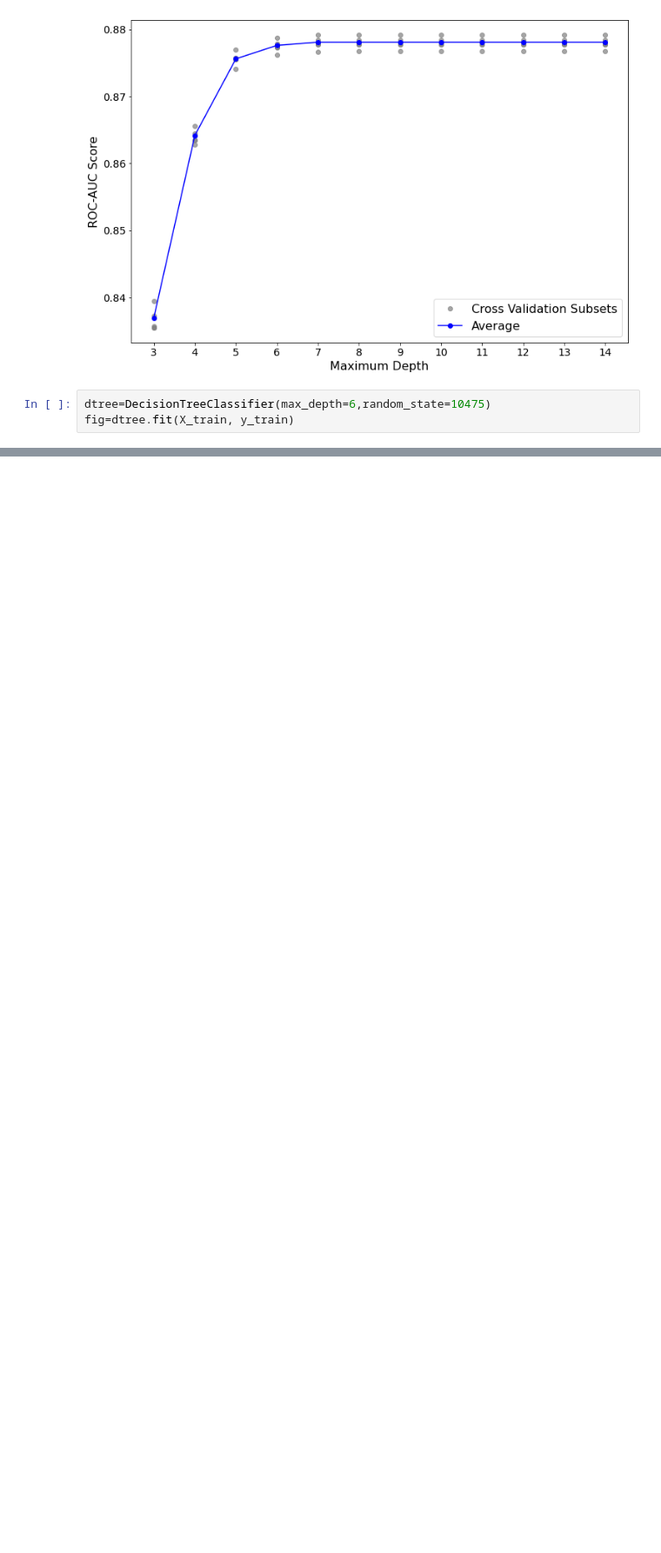
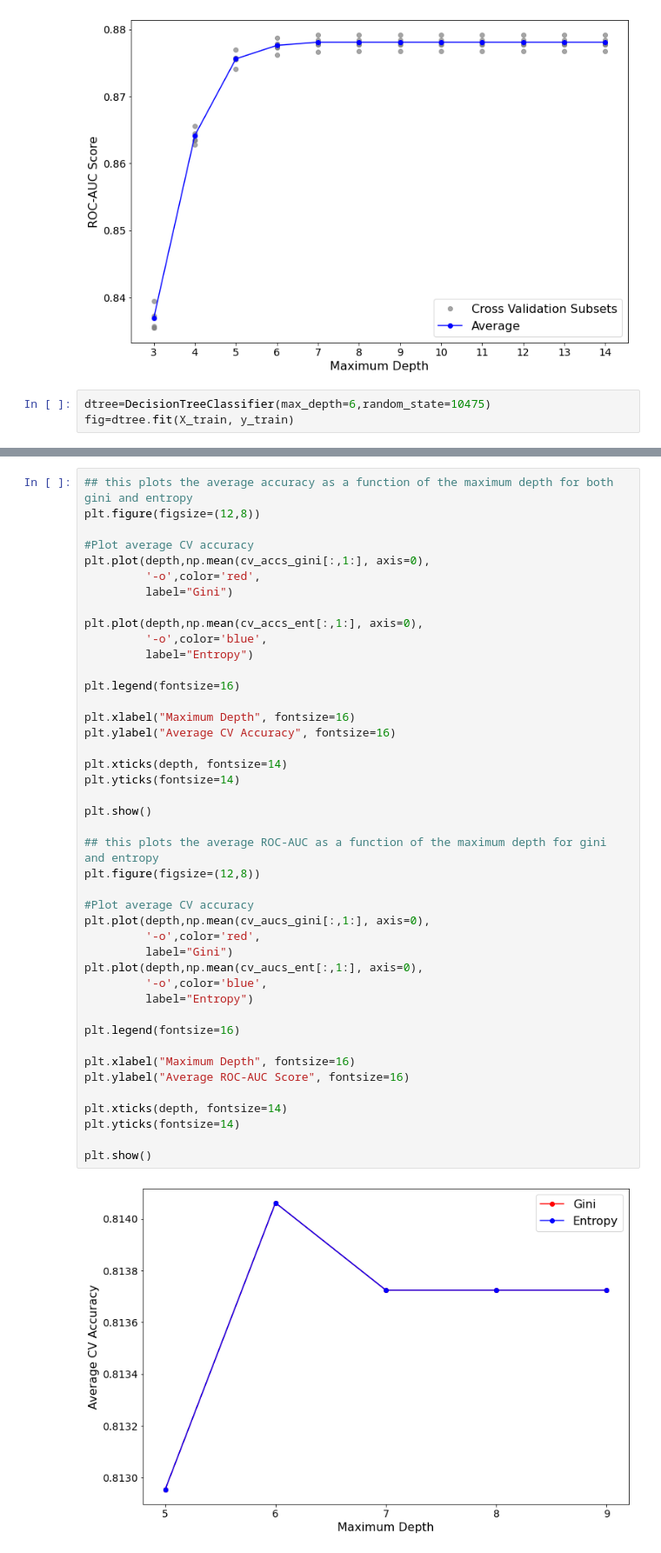
Before and after one commit to sanalsprasad/ErdosProject, a Jupyter notebook: Models/Decision Tree.ipynb, the cells around one changed output, grey strips where cells are left out. Shown: that part at 87% size. Cells and saved outputs as stored; diff of their text form; blank space fills up the shorter version.

Commit message:
cross validation on gini and entropy

```diff
--- a/Models/Decision Tree.ipynb
+++ b/Models/Decision Tree.ipynb
@@ -190,0 +304,45 @@ plt.savefig("pa_form_dec_tree.png")
+# %%
+## this plots the average accuracy as a function of the maximum depth for both gini and entropy
+plt.figure(figsize=(12,8))
+
+#Plot average CV accuracy
+plt.plot(depth,np.mean(cv_accs_gini[:,1:], axis=0),
+         '-o',color='red',
+         label="Gini")
+
+plt.plot(depth,np.mean(cv_accs_ent[:,1:], axis=0),
+         '-o',color='blue',
+         label="Entropy")
+
+plt.legend(fontsize=16)
+
+plt.xlabel("Maximum Depth", fontsize=16)
+plt.ylabel("Average CV Accuracy", fontsize=16)
+
+plt.xticks(depth, fontsize=14)
+plt.yticks(fontsize=14)
+
+plt.show()
+
+## this plots the average ROC-AUC as a function of the maximum depth for gini and entropy
+plt.figure(figsize=(12,8))
+
+#Plot average CV accuracy
+plt.plot(depth,np.mean(cv_aucs_gini[:,1:], axis=0),
+         '-o',color='red',
+         label="Gini")
+plt.plot(depth,np.mean(cv_aucs_ent[:,1:], axis=0),
+         '-o',color='blue',
+         label="Entropy")
+
+plt.legend(fontsize=16)
+
+plt.xlabel("Maximum Depth", fontsize=16)
+plt.ylabel("Average ROC-AUC Score", fontsize=16)
+
+plt.xticks(depth, fontsize=14)
+plt.yticks(fontsize=14)
+
+plt.show()
+# %% [output]
+[figure, added]
```
Also changed, not shown: parts of 10 cells of this notebook.
